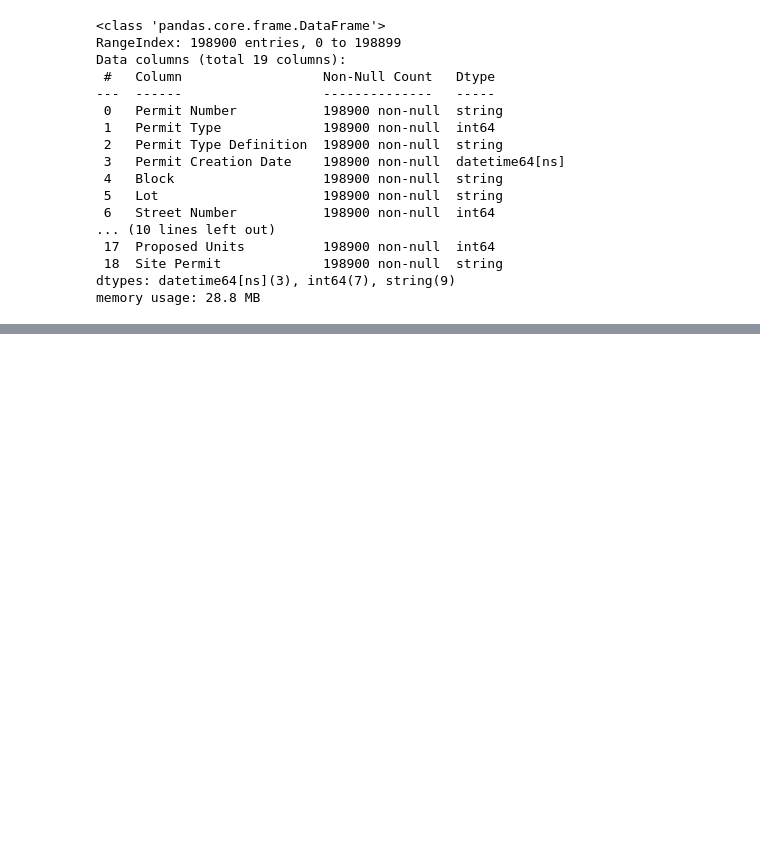
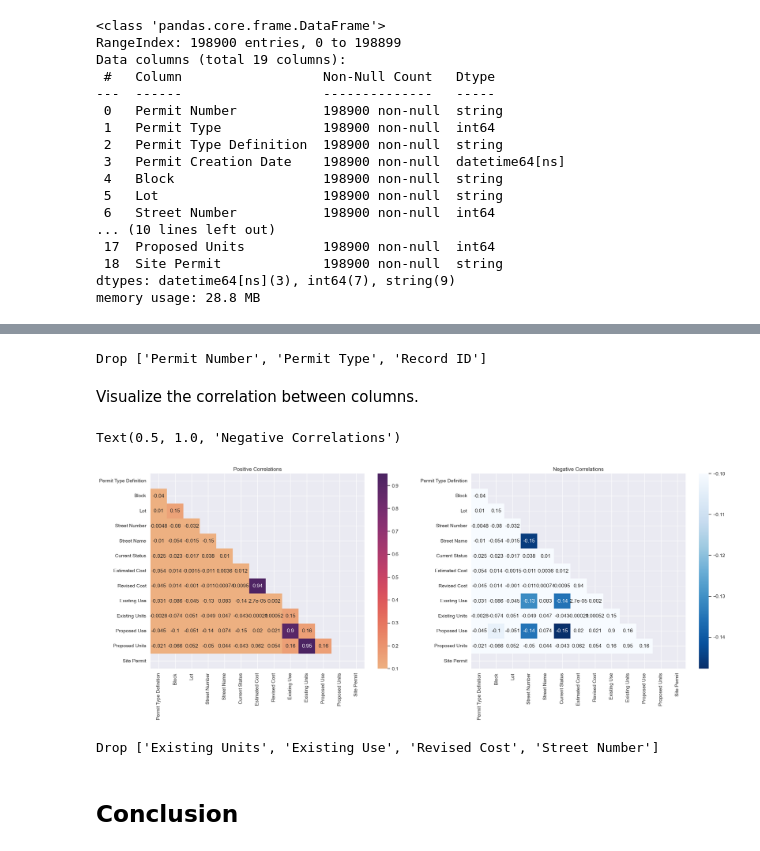
Before and after one commit to DataScienceHCMUS/Analysis, a Jupyter notebook: notebooks/San Francisco Building Permits.ipynb, the cells around one changed output, grey strips where cells are left out. Drawn from its saved outputs; the diff is of its cells as text; code cells hidden in the pictures; blank space fills up the shorter version.

Commit message:
San Francisco Building Permits: Complete

```diff
--- a/notebooks/San Francisco Building Permits.ipynb
+++ b/notebooks/San Francisco Building Permits.ipynb
@@ -175,0 +207,3 @@ memory usage: 28.8+ MB
+# %%
+for column in auto_filled_continuous_columns:
+    display(df_no_empty[column].value_counts())
@@ -313,10 +387,0 @@ from sklearn import preprocessing
-# %%
-auto_filled_continuous_columns = ['Estimated Cost', 'Revised Cost', 'Existing Units', 'Proposed Units']
-fig, axes = plt.subplots(2, 2, figsize=(8, 8))
-sns.set_palette('prism')
-axes = axes.flatten()
-
-for i, column in enumerate(auto_filled_continuous_columns):
-    sns.histplot(data=df_no_empty[column], ax=axes[i], bins=25, kde=True)
-
-plt.show()
@@ -343,0 +403,6 @@ Length: 47183, dtype: int64
+# %%
+label_encoder = LabelEncoder()
+categorical_columns = string_columns
+
+for column in categorical_columns:
+    df_no_empty[column] = label_encoder.fit_transform(df_no_empty[column])
@@ -343,0 +422,4 @@ Length: 47183, dtype: int64
+# %%
+redundant_columns = ['Permit Number', 'Permit Type', 'Record ID']
+df_no_empty = df_no_empty.drop(redundant_columns, axis=1)
+df_no_empty.head(5)
@@ -343,0 +433,19 @@ Length: 47183, dtype: int64
+# %%
+print("Drop {}".format(redundant_columns))
+# %% [output]
+Drop ['Permit Number', 'Permit Type', 'Record ID']
+# %% [markdown]
+Visualize the correlation between columns.
+# %%
+fig, axes = plt.subplots(1,2, figsize=(24,8))
+
+corr = df_no_empty.corr()
+mask = np.triu(np.ones_like(corr))
+
+sns.heatmap(data= corr, annot=True, cmap ='flare', ax = axes[0], mask = mask, vmin= 0.1)
+axes[0].set_title('Positive Correlations')
+sns.heatmap(data= corr, annot=True, cmap ='Blues_r', ax = axes[1], mask = mask, vmax=-0.1)
+axes[1].set_title('Negative Correlations')
+# %% [output]
+Text(0.5, 1.0, 'Negative Correlations')
+[figure, added]
@@ -343,0 +455,6 @@ Length: 47183, dtype: int64
+# %%
+print("Drop {}".format(to_drop_columns))
+# %% [output]
+Drop ['Existing Units', 'Existing Use', 'Revised Cost', 'Street Number']
+# %% [markdown]
+## Conclusion
```
Also changed, not shown: parts of 22 cells of this notebook, 1 other file.
